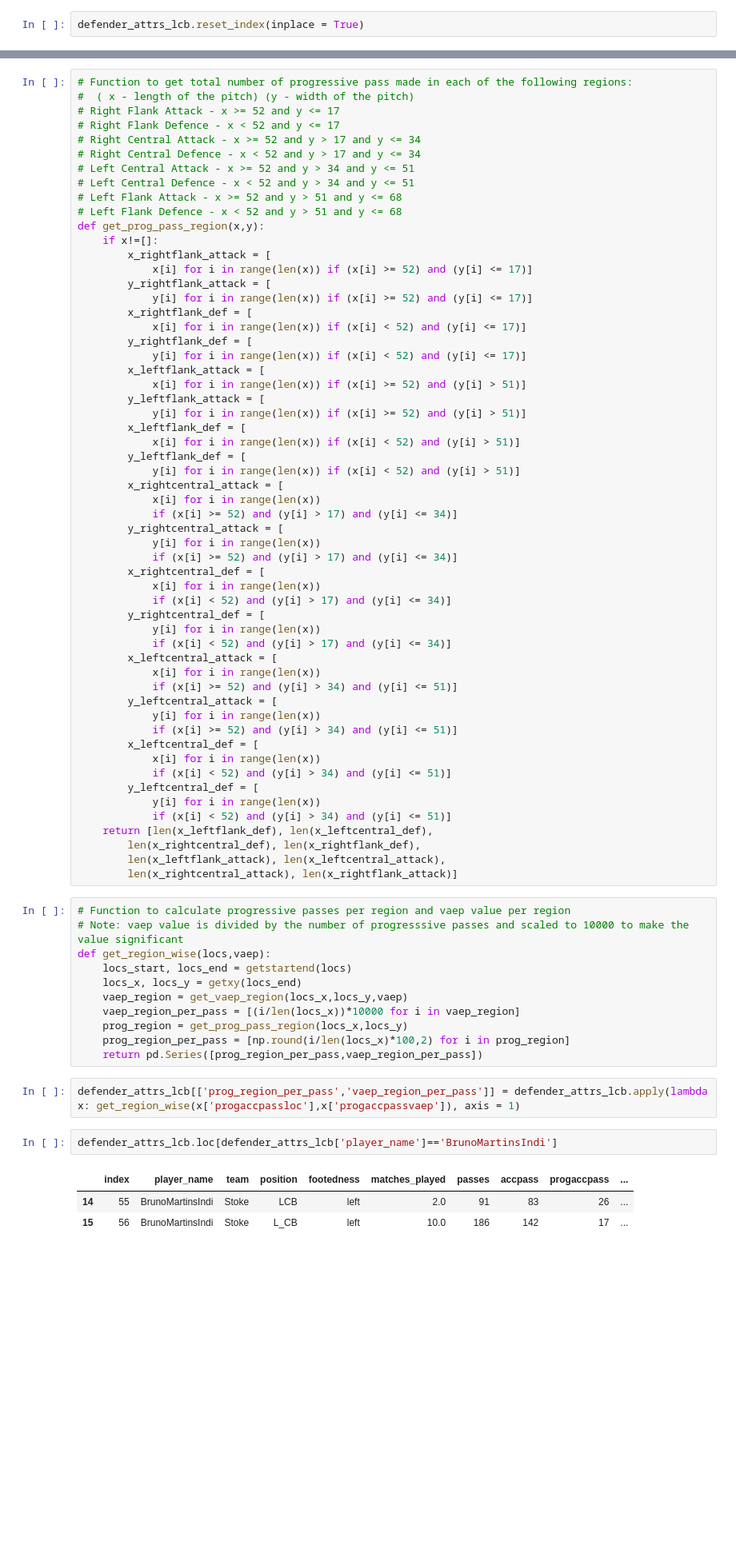
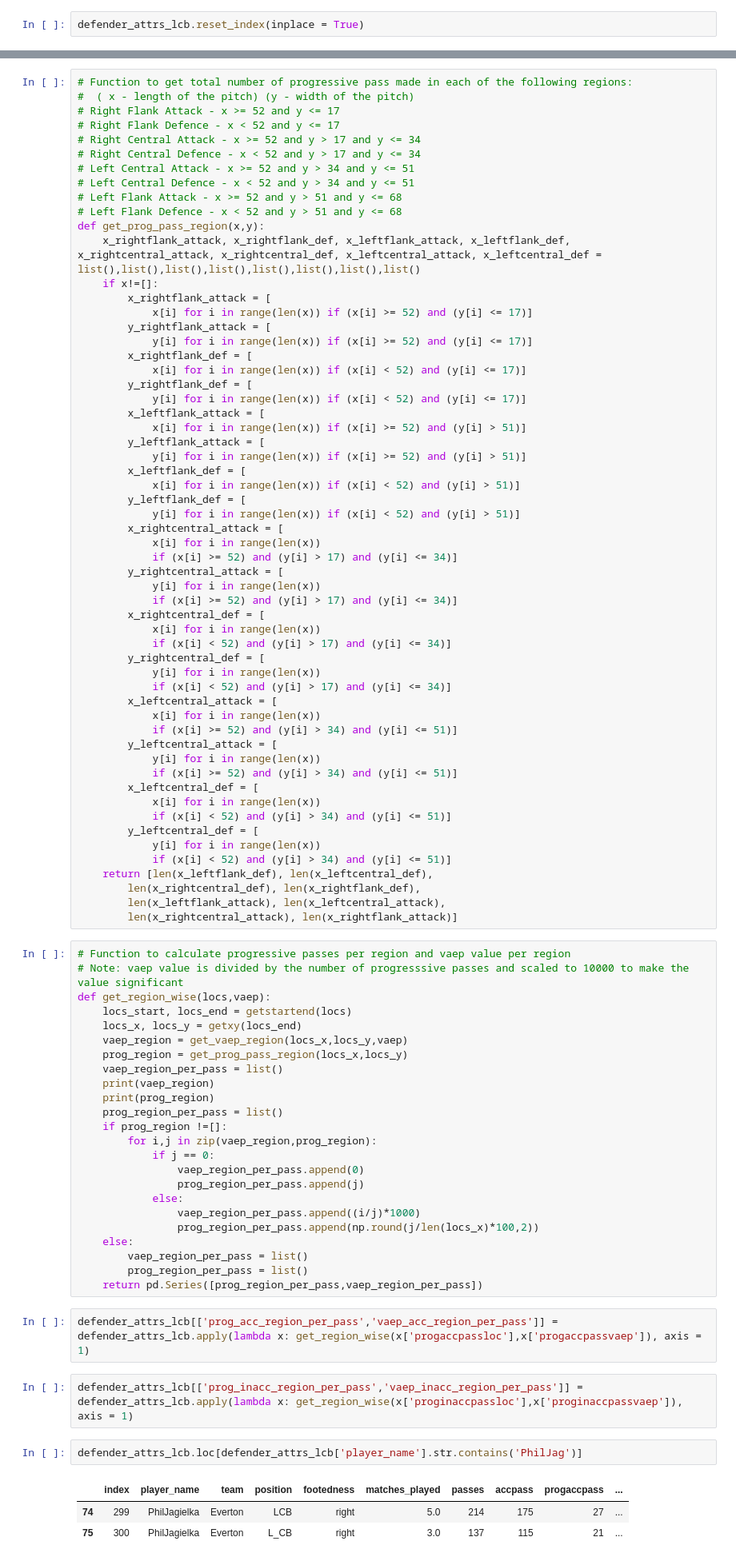
Before and after one commit to grovershreyf9t/FootballPlayerFootedness, a Jupyter notebook: code/footedness - defender_wise_prog_vaep_regionwise.ipynb, the cells around one changed output, grey strips where cells are left out. Shown: that part at 80% size. Cells and saved outputs as stored; diff of their text form; blank space fills up the shorter version.

Commit message:
Correcting VAEP per region calculation error

```diff
--- a/code/footedness - defender_wise_prog_vaep_regionwise.ipynb
+++ b/code/footedness - defender_wise_prog_vaep_regionwise.ipynb
@@ -141,6 +170,7 @@ def get_vaep_region(x,y,vaep):
 # Left Flank Attack - x >= 52 and y > 51 and y <= 68
 # Left Flank Defence - x < 52 and y > 51 and y <= 68
 def get_prog_pass_region(x,y):
+    x_rightflank_attack, x_rightflank_def, x_leftflank_attack, x_leftflank_def, x_rightcentral_attack, x_rightcentral_def, x_leftcentral_attack, x_leftcentral_def = list(),list(),list(),list(),list(),list(),list(),list()
     if x!=[]:
         x_rightflank_attack = [
             x[i] for i in range(len(x)) if (x[i] >= 52) and (y[i] <= 17)]
@@ -193,15 +223,30 @@ def get_region_wise(locs,vaep):
     locs_start, locs_end = getstartend(locs)
     locs_x, locs_y = getxy(locs_end)
     vaep_region = get_vaep_region(locs_x,locs_y,vaep)
-    vaep_region_per_pass = [(i/len(locs_x))*10000 for i in vaep_region]
     prog_region = get_prog_pass_region(locs_x,locs_y)
-    prog_region_per_pass = [np.round(i/len(locs_x)*100,2) for i in prog_region]
+    vaep_region_per_pass = list()
+    print(vaep_region)
+    print(prog_region)
+    prog_region_per_pass = list()
+    if prog_region !=[]:
+        for i,j in zip(vaep_region,prog_region):
+            if j == 0:
+                vaep_region_per_pass.append(0)
+                prog_region_per_pass.append(j)
+            else:
+                vaep_region_per_pass.append((i/j)*1000)
+                prog_region_per_pass.append(np.round(j/len(locs_x)*100,2))
+    else:
+        vaep_region_per_pass = list()
+        prog_region_per_pass = list()
     return pd.Series([prog_region_per_pass,vaep_region_per_pass])
 # %%
-defender_attrs_lcb[['prog_region_per_pass','vaep_region_per_pass']] = defender_attrs_lcb.apply(lambda x: get_region_wise(x['progaccpassloc'],x['progaccpassvaep']), axis = 1)
+defender_attrs_lcb[['prog_acc_region_per_pass','vaep_acc_region_per_pass']] = defender_attrs_lcb.apply(lambda x: get_region_wise(x['progaccpassloc'],x['progaccpassvaep']), axis = 1)
+# %%
+defender_attrs_lcb[['prog_inacc_region_per_pass','vaep_inacc_region_per_pass']] = defender_attrs_lcb.apply(lambda x: get_region_wise(x['proginaccpassloc'],x['proginaccpassvaep']), axis = 1)
 # %%
-defender_attrs_lcb.loc[defender_attrs_lcb['player_name']=='BrunoMartinsIndi']
+defender_attrs_lcb.loc[defender_attrs_lcb['player_name'].str.contains('PhilJag')]
 # %% [output]
 |  | index | player_name | team | position | footedness | matches_played | passes | accpass | progaccpass | ... |
-| 14 | 55 | BrunoMartinsIndi | Stoke | LCB | left | 2.0 | 91 | 83 | 26 | ... |
-| 15 | 56 | BrunoMartinsIndi | Stoke | L_CB | left | 10.0 | 186 | 142 | 17 | ... |
+| 74 | 299 | PhilJagielka | Everton | LCB | right | 5.0 | 214 | 175 | 27 | ... |
+| 75 | 300 | PhilJagielka | Everton | L_CB | right | 3.0 | 137 | 115 | 21 | ... |
```
Also changed, not shown: parts of 31 cells of this notebook, 7 other files.
